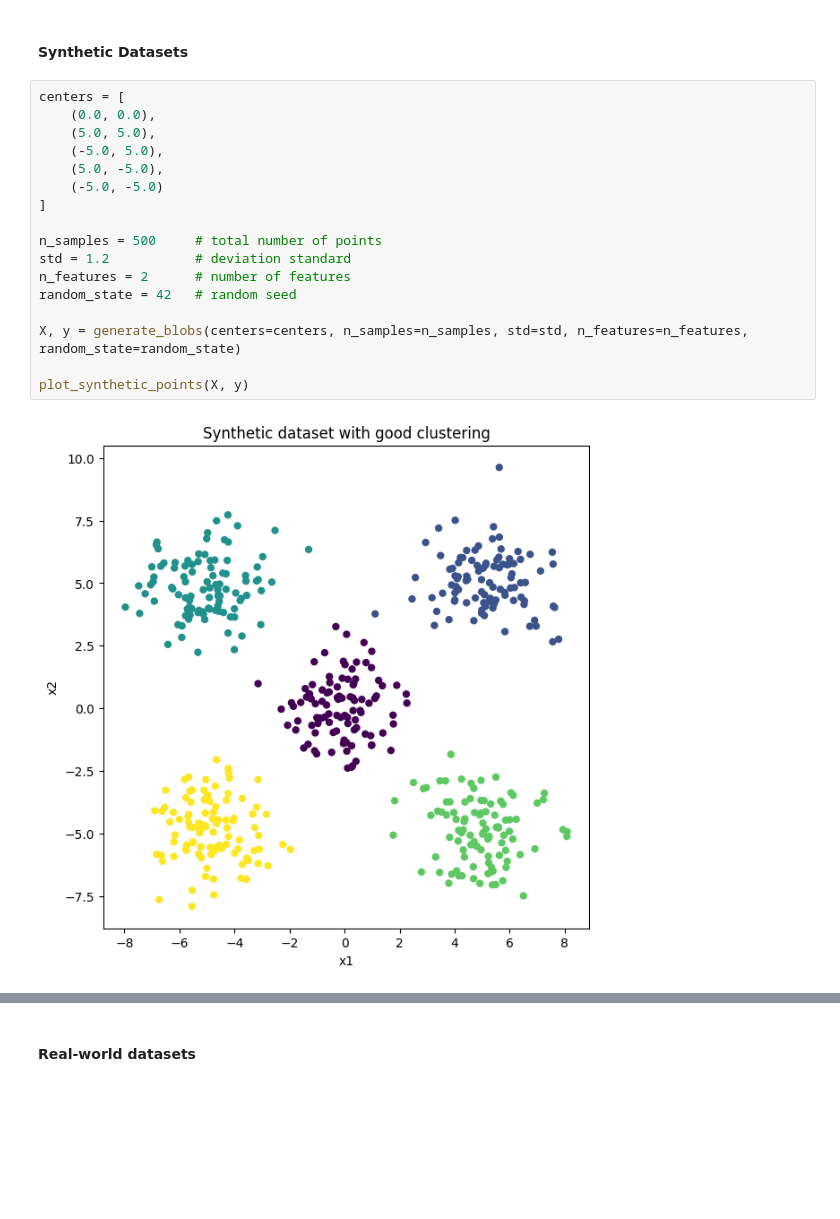
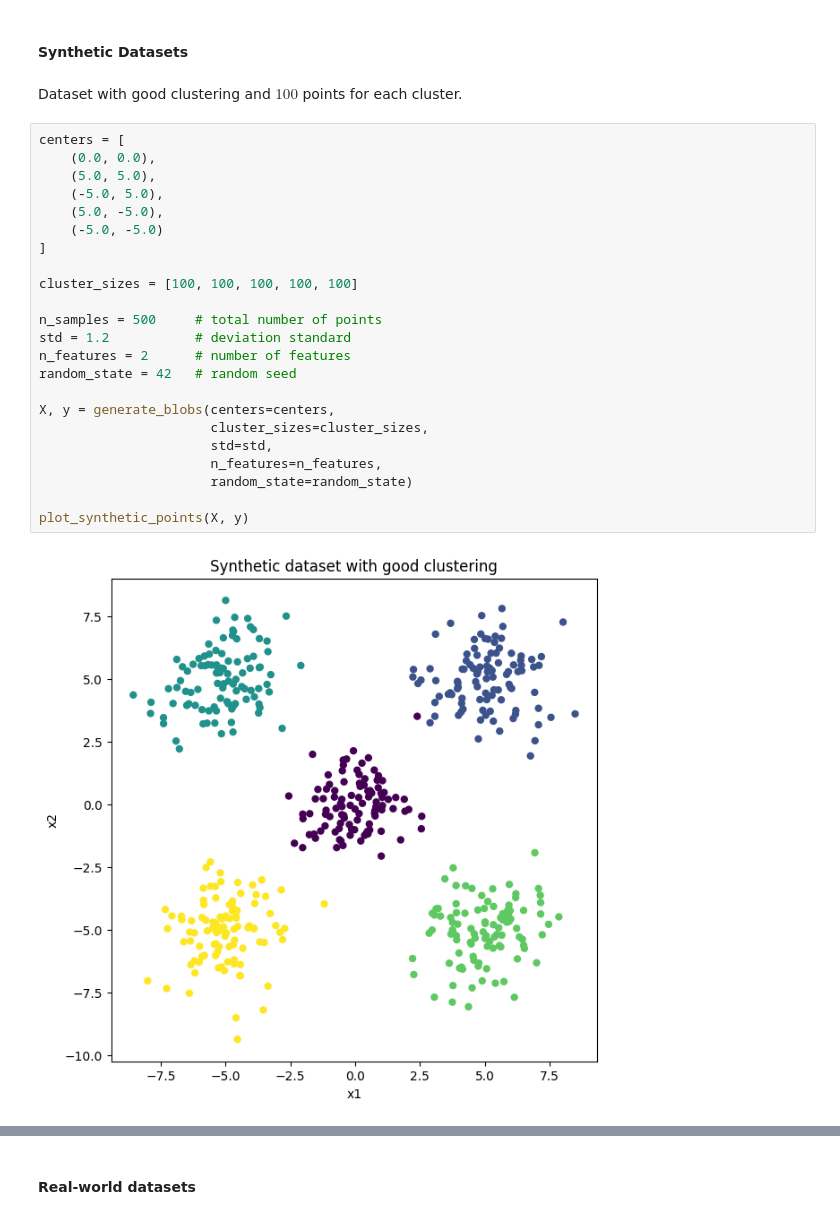
Before and after one commit to MatteoBisotti/statML_project, a Jupyter notebook: code/main.ipynb, the cells around one changed output, grey strips where cells are left out. Saved outputs shown, nothing was run; the diff lists cells and outputs as text; blank space fills up the shorter version.

```diff
--- a/code/main.ipynb
+++ b/code/main.ipynb
@@ -17,22 +17,30 @@ from sklearn.cluster import KMeans
 from sklearn.datasets import load_digits, fetch_openml
 # %% [markdown]
 #### Synthetic Datasets
+# %% [markdown]
+Dataset with good clustering and $100$ points for each cluster.
 # %%
 centers = [
     (0.0, 0.0),
     (5.0, 5.0),
     (-5.0, 5.0),
     (5.0, -5.0),
     (-5.0, -5.0)
 ]
 
+cluster_sizes = [100, 100, 100, 100, 100]
+
 n_samples = 500     # total number of points
 std = 1.2           # deviation standard
 n_features = 2      # number of features
 random_state = 42   # random seed
 
-X, y = generate_blobs(centers=centers, n_samples=n_samples, std=std, n_features=n_features, random_state=random_state)
+X, y = generate_blobs(centers=centers,
+                      cluster_sizes=cluster_sizes,
+                      std=std,
+                      n_features=n_features,
+                      random_state=random_state)
 
 plot_synthetic_points(X, y)
 # %% [output]
-[figure, old version]
+[figure, new version]
```
Also changed, not shown: parts of 25 cells of this notebook, 2 other files.
